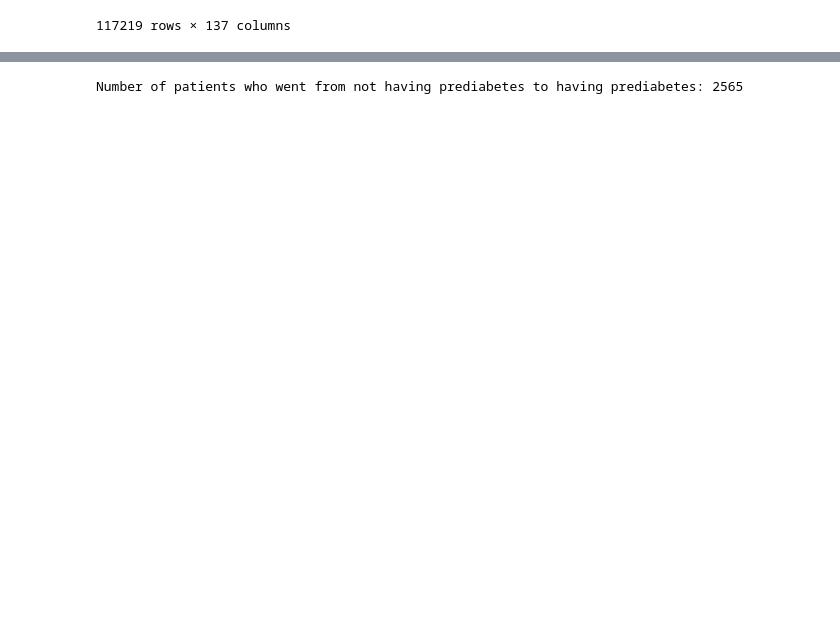
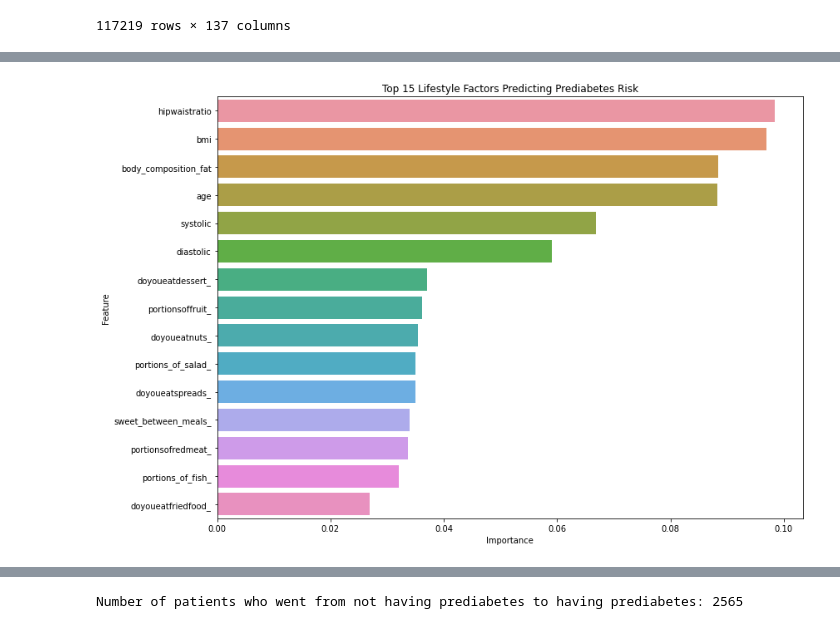
Before and after one commit to robeson1010/HealthcareDiabetes, a Jupyter notebook: EDA_time.ipynb, the cells around one changed output, grey strips where cells are left out. Saved outputs shown, nothing was run; the diff lists cells and outputs as text; code cells hidden in the pictures; blank space fills up the shorter version.

```diff
--- a/EDA_time.ipynb
+++ b/EDA_time.ipynb
@@ -23,3 +23,101 @@ df
 | 117217 | 0xFFFF41A5B6018F5D524A5CA496301210 | 0xAF2586E8B021F7A71CAB6AB101C17056 | 26jul2016 | 1 | 1 | 1 | ... |
 | 117218 | 0xFFFF79EDF0DA15BF6085A3D7F4BD705F | 0x2769C28B2925756A6836B7451A55096E | 01jun2015 | 1 | 1 | 1 | ... |
 117219 rows × 137 columns
+# %%
+from sklearn.model_selection import train_test_split, cross_val_score
+from sklearn.ensemble import RandomForestClassifier
+from sklearn.preprocessing import StandardScaler
+from sklearn.metrics import classification_report, roc_auc_score, confusion_matrix
+from sklearn.pipeline import Pipeline
+import seaborn as sns
+import numpy as np
+
+# Build a risk prediction model for prediabetes using lifestyle data
+
+# Import necessary libraries
+import matplotlib.pyplot as plt
+
+# Select lifestyle features and potential risk factors
+lifestyle_features = [
+    # Self-reported lifestyle data
+    'alcohol_consumption', 'regular_exercise',
+    'portionsoffruit_', 'portions_of_salad_', 'eat_pulses_', 'portions_of_fish_',
+    'fried_or_breaded_', 'eat_oily_fish_', 'portionsofredmeat_',
+    'eatfreshorprocessedmeat_', 'doyoueatspreads_', 'doyoueatfriedfood_', 'doyoueatnuts_',
+    'doyoueatbreadedfood_', 'doyoueatdessert_', 'sweet_between_meals_',
+    'add_sugar_to_food_', 'add_salt_to_food_', 'eatsaltysnacks_',
+
+    # Basic demographic & physical characteristics
+    'age', 'gender', 'bmi', 'hipwaistratio', 'body_composition_fat',
+    'systolic', 'diastolic'
+]
+
+# Filter only valid rows with complete lifestyle data and prediabetes label
+# Convert feature columns that might have NaN values to float
+for feature in lifestyle_features:
+    if feature in df.columns:
+        df[feature] = pd.to_numeric(df[feature], errors='coerce')
+
+# Filter rows with valid feature and target data
+model_df = df.dropna(subset=lifestyle_features + ['prediabetic'])
+
+# Prepare features and target
+X = model_df[lifestyle_features]
+y = model_df['prediabetic']
+
+# Split the data
+X_train, X_test, y_train, y_test = train_test_split(X, y, test_size=0.2, random_state=42)
+
+# Create a pipeline with preprocessing and model
+pipeline = Pipeline([
+    ('scaler', StandardScaler()),
+    ('classifier', RandomForestClassifier(random_state=42, n_estimators=100))
+])
+
+# Train the model
+pipeline.fit(X_train, y_train)
+
+# Evaluate the model
+y_pred = pipeline.predict(X_test)
+y_prob = pipeline.predict_proba(X_test)[:, 1]
+
+# Print model performance
+print("Model Performance:")
+print(classification_report(y_test, y_pred))
+print(f"ROC AUC Score: {roc_auc_score(y_test, y_prob):.4f}")
+
+# Feature importance
+feature_importance = pd.DataFrame({
+    'Feature': lifestyle_features,
+    'Importance': pipeline.named_steps['classifier'].feature_importances_
+}).sort_values('Importance', ascending=False)
+
+# Plot feature importance
+plt.figure(figsize=(12, 8))
+sns.barplot(x='Importance', y='Feature', data=feature_importance.head(15))
+plt.title('Top 15 Lifestyle Factors Predicting Prediabetes Risk')
+plt.tight_layout()
+plt.show()
+
+# Calculate correlation between lifestyle features and prediabetic status
+correlation = model_df[lifestyle_features + ['prediabetic']].corr()['prediabetic'].sort_values(ascending=False)
+print("\nCorrelation with Prediabetic Status:")
+print(correlation)
+
+# Create a simple risk score function for new patients
+def calculate_prediabetes_risk(patient_data):
+    """Calculate prediabetes risk score for a patient based on trained model"""
+    if isinstance(patient_data, pd.Series):
+        # Convert Series to DataFrame for single prediction
+        patient_df = pd.DataFrame([patient_data[lifestyle_features]])
+        risk_prob = pipeline.predict_proba(patient_df)[0, 1]
+        return risk_prob
+    else:
+        # For multiple patients in a DataFrame
+        risk_probs = pipeline.predict_proba(patient_data[lifestyle_features])[:, 1]
+        return risk_probs
+
+print("\nExample risk calculation for first 5 patients in test set:")
+example_risks = calculate_prediabetes_risk(X_test.iloc[:5])
+print(example_risks)
+# %% [output]
@@ -25,0 +135 @@ df
+[figure, added]
```
Also changed, not shown: parts of 4 cells of this notebook.
